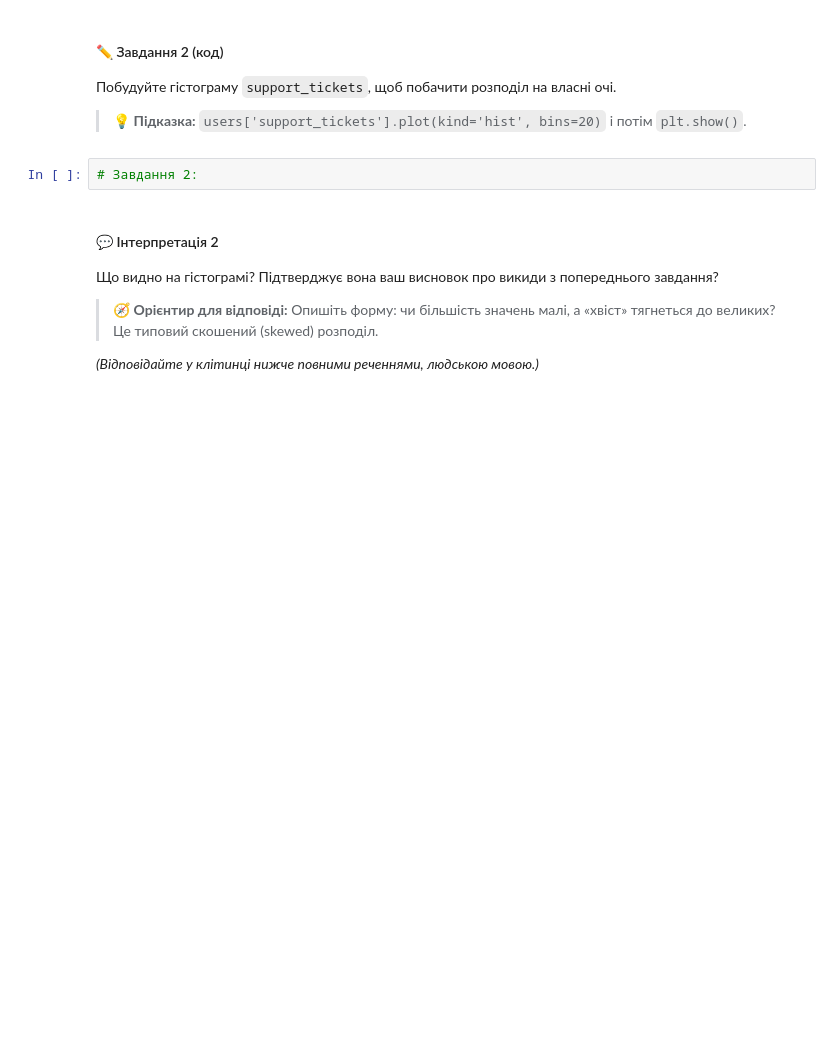
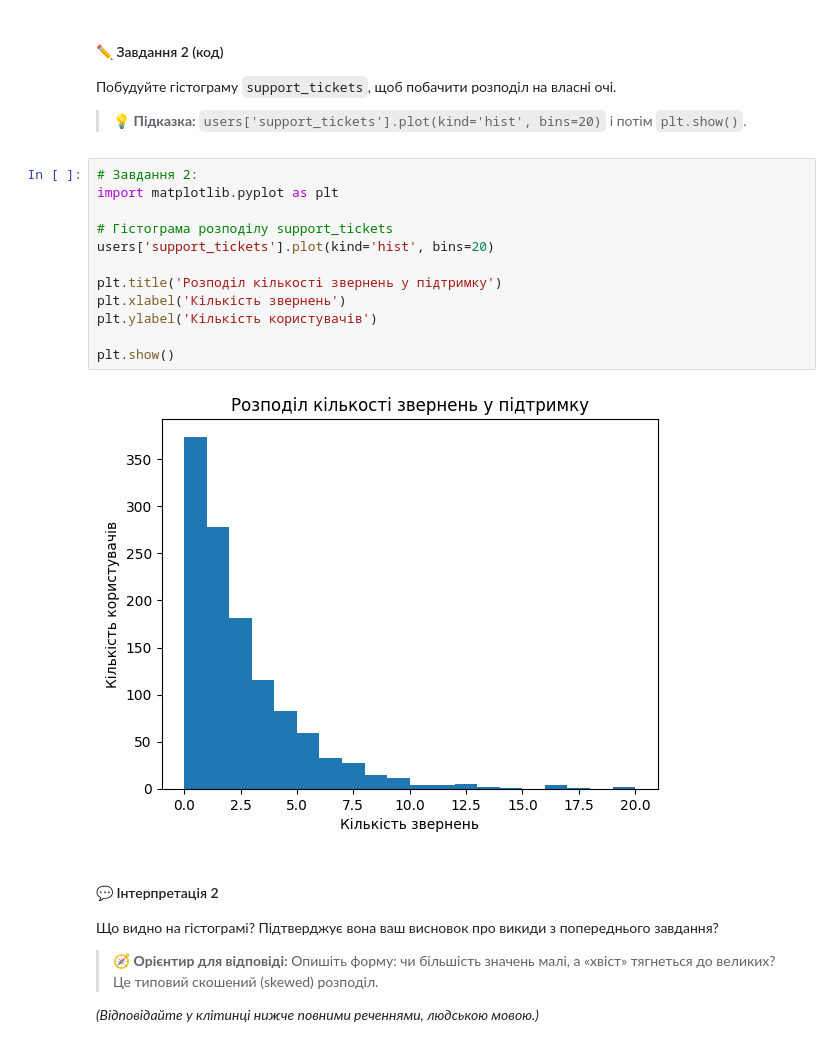
Before and after one commit to VikiTarasova/DTA_2026, a Jupyter notebook: Homework/practice_stat_tests_HARDER.ipynb, the cells around one changed output. Saved outputs shown, nothing was run; the diff lists cells and outputs as text; blank space fills up the shorter version.

```diff
--- a/Homework/practice_stat_tests_HARDER.ipynb
+++ b/Homework/practice_stat_tests_HARDER.ipynb
@@ -92,8 +124,20 @@ users.head()
 Побудуйте гістограму `support_tickets`, щоб побачити розподіл на власні очі.
 
 > 💡 **Підказка:** `users['support_tickets'].plot(kind='hist', bins=20)` і потім `plt.show()`.
-# %%
-# Завдання 2:
+# %%
+# Завдання 2:
+import matplotlib.pyplot as plt
+
+# Гістограма розподілу support_tickets
+users['support_tickets'].plot(kind='hist', bins=20)
+
+plt.title('Розподіл кількості звернень у підтримку')
+plt.xlabel('Кількість звернень')
+plt.ylabel('Кількість користувачів')
+
+plt.show()
+# %% [output]
+[figure, added]
 # %% [markdown]
 #### 💬 Інтерпретація 2
 
```
Also changed, not shown: parts of 15 cells of this notebook.
